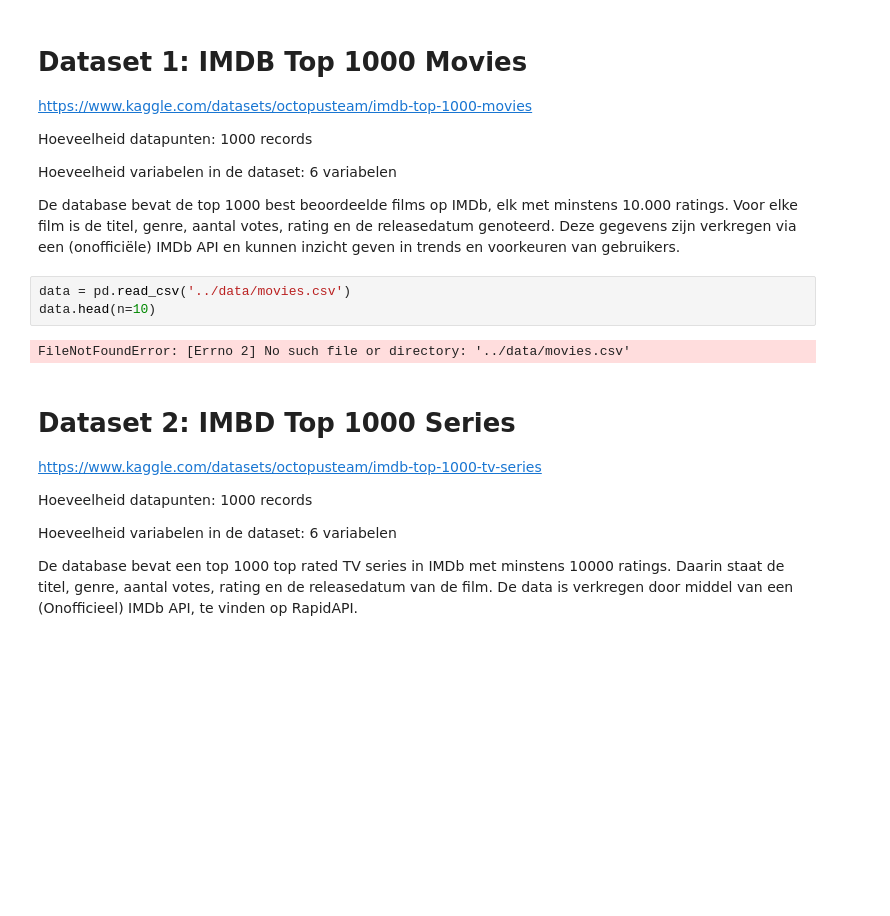
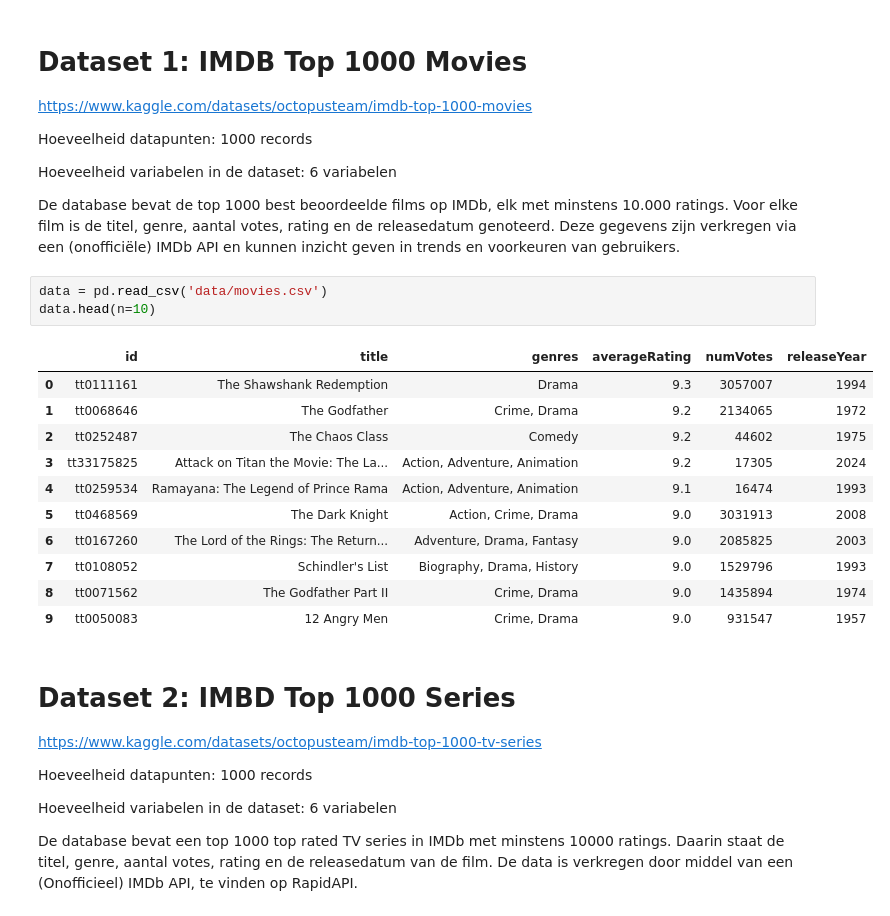
Before and after one commit to WuStanley2006/InfoVis, a Jupyter notebook: docs/main.ipynb, the cells around one changed output. Cells and saved outputs as stored; diff of their text form; blank space fills up the shorter version.

```diff
--- a/docs/main.ipynb
+++ b/docs/main.ipynb
@@ -38,10 +38,20 @@ Hoeveelheid variabelen in de dataset: 6 variabelen
 
 De database bevat de top 1000 best beoordeelde films op IMDb, elk met minstens 10.000 ratings. Voor elke film is de titel, genre, aantal votes, rating en de releasedatum genoteerd. Deze gegevens zijn verkregen via een (onofficiële) IMDb API en kunnen inzicht geven in trends en voorkeuren van gebruikers.
 # %%
-data = pd.read_csv('../data/movies.csv')
+data = pd.read_csv('data/movies.csv')
 data.head(n=10)
 # %% [output]
-FileNotFoundError: [Errno 2] No such file or directory: '../data/movies.csv'
+|  | id | title | genres | averageRating | numVotes | releaseYear |
+| 0 | tt0111161 | The Shawshank Redemption | Drama | 9.3 | 3057007 | 1994 |
+| 1 | tt0068646 | The Godfather | Crime, Drama | 9.2 | 2134065 | 1972 |
+| 2 | tt0252487 | The Chaos Class | Comedy | 9.2 | 44602 | 1975 |
+| 3 | tt33175825 | Attack on Titan the Movie: The La... | Action, Adventure, Animation | 9.2 | 17305 | 2024 |
+| 4 | tt0259534 | Ramayana: The Legend of Prince Rama | Action, Adventure, Animation | 9.1 | 16474 | 1993 |
+| 5 | tt0468569 | The Dark Knight | Action, Crime, Drama | 9.0 | 3031913 | 2008 |
+| 6 | tt0167260 | The Lord of the Rings: The Return... | Adventure, Drama, Fantasy | 9.0 | 2085825 | 2003 |
+| 7 | tt0108052 | Schindler's List | Biography, Drama, History | 9.0 | 1529796 | 1993 |
+| 8 | tt0071562 | The Godfather Part II | Crime, Drama | 9.0 | 1435894 | 1974 |
+| 9 | tt0050083 | 12 Angry Men | Crime, Drama | 9.0 | 931547 | 1957 |
 # %% [markdown]
 # Dataset 2: IMBD Top 1000 Series
 
```
Also changed, not shown: parts of 13 cells of this notebook.
